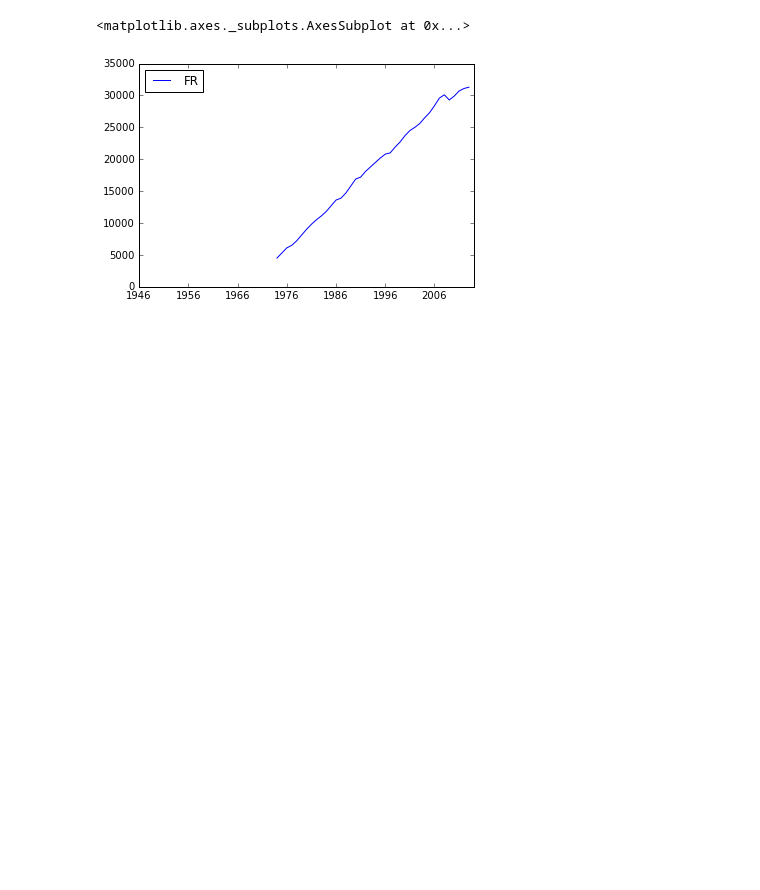
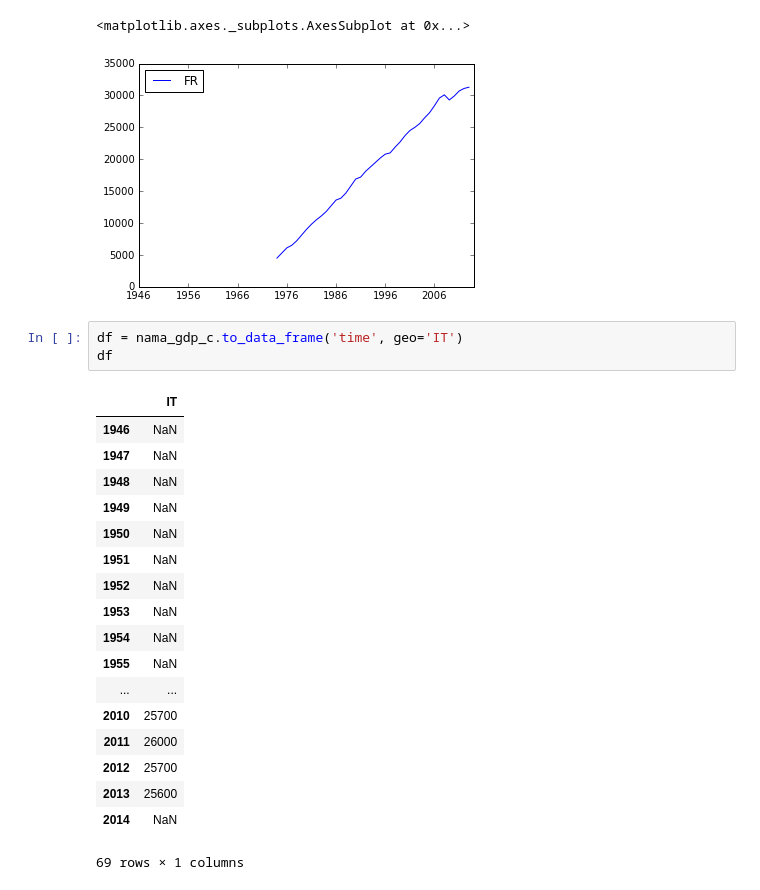
Before and after one commit to 26fe/jsonstat.py, a Jupyter notebook: examples-notebook/eurostat.ipynb, the cells around one changed output. Saved outputs shown, nothing was run; the diff lists cells and outputs as text; blank space fills up the shorter version.

```diff
--- a/examples-notebook/eurostat.ipynb
+++ b/examples-notebook/eurostat.ipynb
@@ -154,3 +154,25 @@ df.plot()
 # %% [output]
 <matplotlib.axes._subplots.AxesSubplot at 0x...>
 [figure]
+# %%
+df = nama_gdp_c.to_data_frame('time', geo='IT')
+df
+# %% [output]
+|  | IT |
+| 1946 | NaN |
+| 1947 | NaN |
+| 1948 | NaN |
+| 1949 | NaN |
+| 1950 | NaN |
+| 1951 | NaN |
+| 1952 | NaN |
+| 1953 | NaN |
+| 1954 | NaN |
+| 1955 | NaN |
+| ... | ... |
+| 2010 | 25700 |
+| 2011 | 26000 |
+| 2012 | 25700 |
+| 2013 | 25600 |
+| 2014 | NaN |
+69 rows × 1 columns
```
